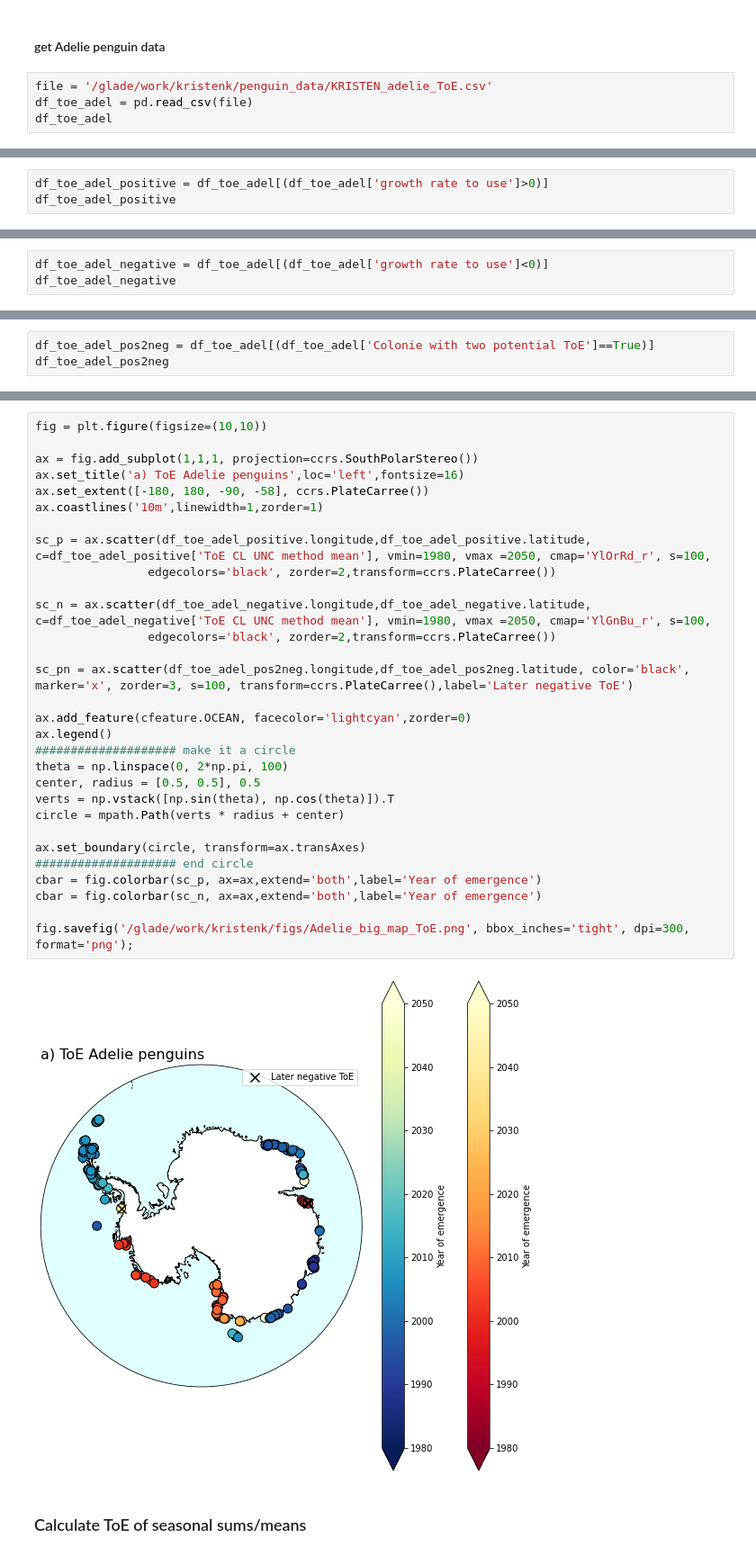
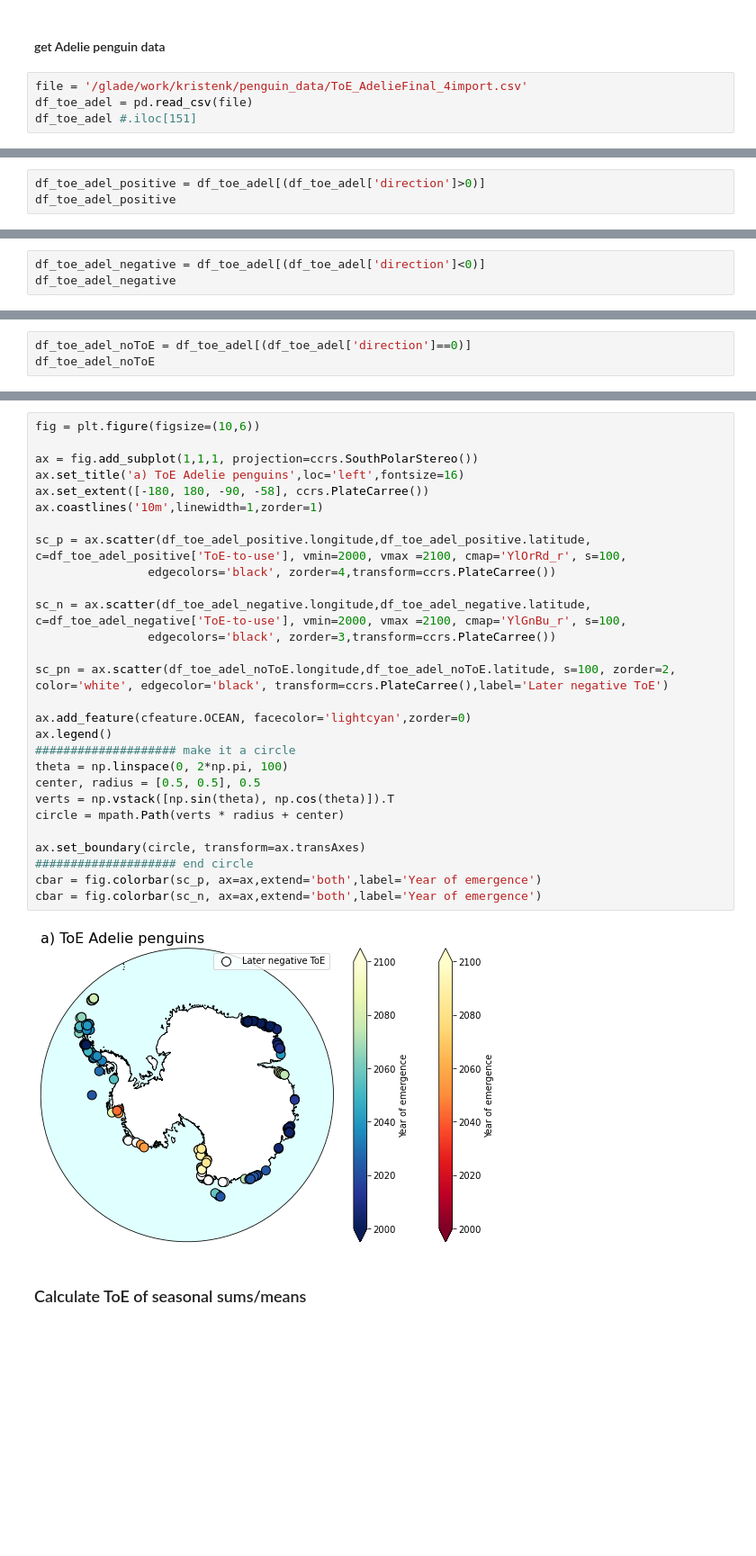
Before and after one commit to kristenkrumhardt/Antarctic_ecosys_ToE, a Jupyter notebook: plotting_notebooks/Fig2_S9_ToE_fish_penguins.ipynb, the cells around one changed output, grey strips where cells are left out. Shown at 90% size. Cells and saved outputs as stored; diff of their text form; blank space fills up the shorter version.

```diff
--- a/plotting_notebooks/Fig2_S9_ToE_fish_penguins.ipynb
+++ b/plotting_notebooks/Fig2_S9_ToE_fish_penguins.ipynb
@@ -170,7 +163,7 @@ toe = df_toe.mean_toe1
 # %% [markdown]
 #### get Adelie penguin data
 # %%
-file = '/glade/work/kristenk/penguin_data/KRISTEN_adelie_ToE.csv'
+file = '/glade/work/kristenk/penguin_data/ToE_AdelieFinal_4import.csv'
 df_toe_adel = pd.read_csv(file)
-df_toe_adel
+df_toe_adel #.iloc[151]
 # %% [output]
@@ -190,4 +183,4 @@ df_toe_adel
 # %%
-df_toe_adel_positive = df_toe_adel[(df_toe_adel['growth rate to use']>0)]
+df_toe_adel_positive = df_toe_adel[(df_toe_adel['direction']>0)]
 df_toe_adel_positive
 # %% [output]
@@ -207,4 +204,4 @@ df_toe_adel_positive
 # %%
-df_toe_adel_negative = df_toe_adel[(df_toe_adel['growth rate to use']<0)]
+df_toe_adel_negative = df_toe_adel[(df_toe_adel['direction']<0)]
 df_toe_adel_negative
 # %% [output]
@@ -224,4 +221,4 @@ df_toe_adel_negative
 # %%
-df_toe_adel_pos2neg = df_toe_adel[(df_toe_adel['Colonie with two potential ToE']==True)]
-df_toe_adel_pos2neg
+df_toe_adel_noToE = df_toe_adel[(df_toe_adel['direction']==0)]
+df_toe_adel_noToE
 # %% [output]
@@ -236,35 +254,33 @@ df_toe_adel_pos2neg
 # %%
-fig = plt.figure(figsize=(10,10))
+fig = plt.figure(figsize=(10,6))
 
 ax = fig.add_subplot(1,1,1, projection=ccrs.SouthPolarStereo())
 ax.set_title('a) ToE Adelie penguins',loc='left',fontsize=16)
 ax.set_extent([-180, 180, -90, -58], ccrs.PlateCarree())
 ax.coastlines('10m',linewidth=1,zorder=1)
 
-sc_p = ax.scatter(df_toe_adel_positive.longitude,df_toe_adel_positive.latitude, c=df_toe_adel_positive['ToE CL UNC method mean'], vmin=1980, vmax =2050, cmap='YlOrRd_r', s=100,
-                edgecolors='black', zorder=2,transform=ccrs.PlateCarree())
+sc_p = ax.scatter(df_toe_adel_positive.longitude,df_toe_adel_positive.latitude, c=df_toe_adel_positive['ToE-to-use'], vmin=2000, vmax =2100, cmap='YlOrRd_r', s=100,
+                edgecolors='black', zorder=4,transform=ccrs.PlateCarree())
 
-sc_n = ax.scatter(df_toe_adel_negative.longitude,df_toe_adel_negative.latitude, c=df_toe_adel_negative['ToE CL UNC method mean'], vmin=1980, vmax =2050, cmap='YlGnBu_r', s=100,
-                edgecolors='black', zorder=2,transform=ccrs.PlateCarree())
+sc_n = ax.scatter(df_toe_adel_negative.longitude,df_toe_adel_negative.latitude, c=df_toe_adel_negative['ToE-to-use'], vmin=2000, vmax =2100, cmap='YlGnBu_r', s=100,
+                edgecolors='black', zorder=3,transform=ccrs.PlateCarree())
 
-sc_pn = ax.scatter(df_toe_adel_pos2neg.longitude,df_toe_adel_pos2neg.latitude, color='black', marker='x', zorder=3, s=100, transform=ccrs.PlateCarree(),label='Later negative ToE')
+sc_pn = ax.scatter(df_toe_adel_noToE.longitude,df_toe_adel_noToE.latitude, s=100, zorder=2, color='white', edgecolor='black', transform=ccrs.PlateCarree(),label='Later negative ToE')
 
 ax.add_feature(cfeature.OCEAN, facecolor='lightcyan',zorder=0)
 ax.legend()
 #################### make it a circle
 theta = np.linspace(0, 2*np.pi, 100)
 center, radius = [0.5, 0.5], 0.5
 verts = np.vstack([np.sin(theta), np.cos(theta)]).T
 circle = mpath.Path(verts * radius + center)
 
 ax.set_boundary(circle, transform=ax.transAxes)
 #################### end circle
 cbar = fig.colorbar(sc_p, ax=ax,extend='both',label='Year of emergence')
 cbar = fig.colorbar(sc_n, ax=ax,extend='both',label='Year of emergence')
-
-fig.savefig('/glade/work/kristenk/figs/Adelie_big_map_ToE.png', bbox_inches='tight', dpi=300, format='png');
 # %% [output]
-[figure, old version]
+[figure, new version]
 # %% [markdown]
 ### Calculate ToE of seasonal sums/means
 # %%
```
Also changed, not shown: parts of 27 cells of this notebook, 5 other files.
